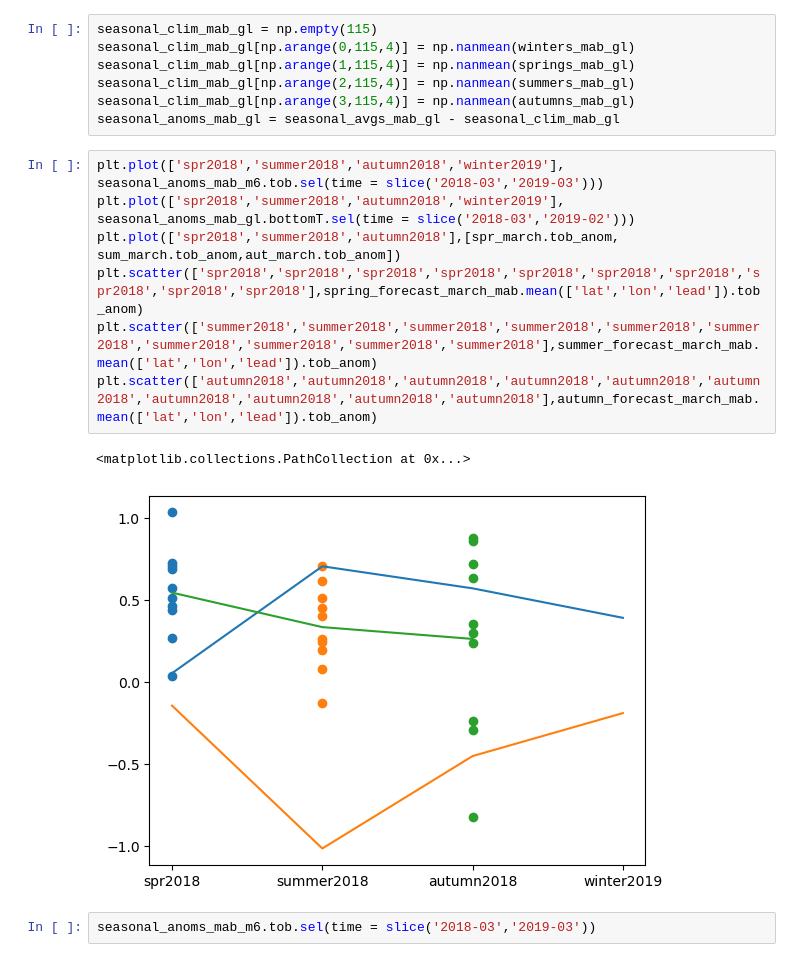
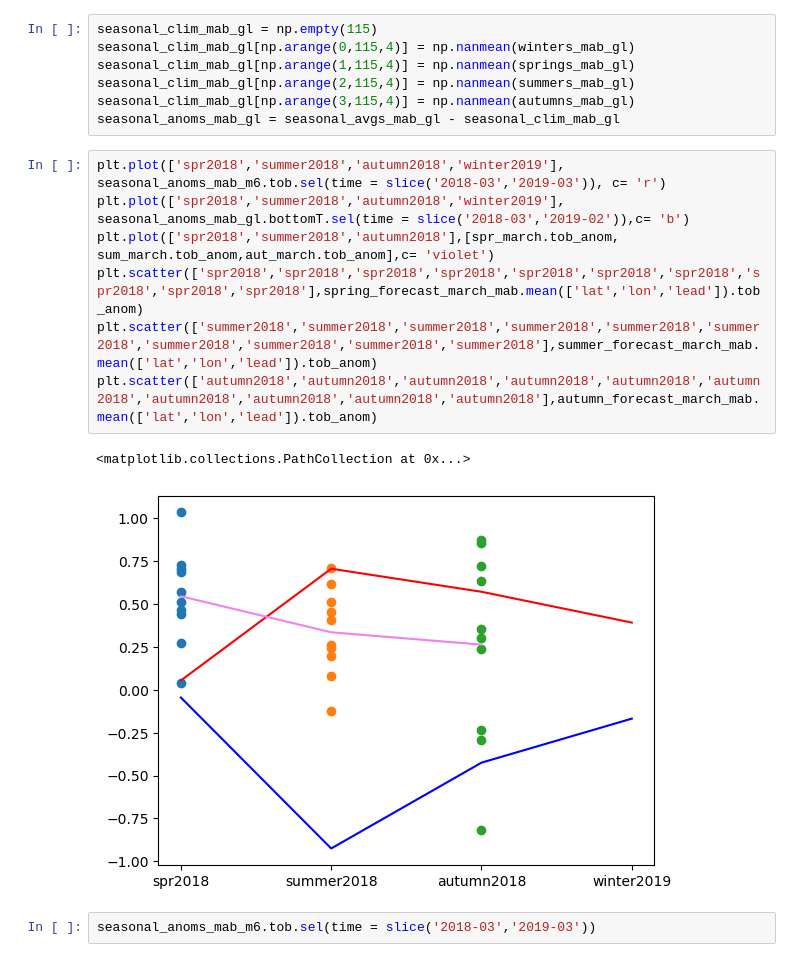
Before and after one commit to LGruenburg/MOM6_Validation, a Jupyter notebook: SOE/Bottom_Temperature.ipynb, the cells around one changed output. Drawn from its saved outputs; the diff is of its cells as text.

Commit message:
Updated bottom temperature for the soe

```diff
--- a/SOE/Bottom_Temperature.ipynb
+++ b/SOE/Bottom_Temperature.ipynb
@@ -436,15 +422,15 @@ seasonal_clim_mab_gl[np.arange(2,115,4)] = np.nanmean(summers_mab_gl)
 seasonal_clim_mab_gl[np.arange(3,115,4)] = np.nanmean(autumns_mab_gl)
 seasonal_anoms_mab_gl = seasonal_avgs_mab_gl - seasonal_clim_mab_gl
 # %%
-plt.plot(['spr2018','summer2018','autumn2018','winter2019'], seasonal_anoms_mab_m6.tob.sel(time = slice('2018-03','2019-03')))
-plt.plot(['spr2018','summer2018','autumn2018','winter2019'], seasonal_anoms_mab_gl.bottomT.sel(time = slice('2018-03','2019-02')))
-plt.plot(['spr2018','summer2018','autumn2018'],[spr_march.tob_anom, sum_march.tob_anom,aut_march.tob_anom])
+plt.plot(['spr2018','summer2018','autumn2018','winter2019'], seasonal_anoms_mab_m6.tob.sel(time = slice('2018-03','2019-03')), c= 'r')
+plt.plot(['spr2018','summer2018','autumn2018','winter2019'], seasonal_anoms_mab_gl.bottomT.sel(time = slice('2018-03','2019-02')),c= 'b')
+plt.plot(['spr2018','summer2018','autumn2018'],[spr_march.tob_anom, sum_march.tob_anom,aut_march.tob_anom],c= 'violet')
 plt.scatter(['spr2018','spr2018','spr2018','spr2018','spr2018','spr2018','spr2018','spr2018','spr2018','spr2018'],spring_forecast_march_mab.mean(['lat','lon','lead']).tob_anom)
 plt.scatter(['summer2018','summer2018','summer2018','summer2018','summer2018','summer2018','summer2018','summer2018','summer2018','summer2018'],summer_forecast_march_mab.mean(['lat','lon','lead']).tob_anom)
 plt.scatter(['autumn2018','autumn2018','autumn2018','autumn2018','autumn2018','autumn2018','autumn2018','autumn2018','autumn2018','autumn2018'],autumn_forecast_march_mab.mean(['lat','lon','lead']).tob_anom)
 # %% [output]
 <matplotlib.collections.PathCollection at 0x...>
-[figure, old version]
+[figure, new version]
 # %%
 seasonal_anoms_mab_m6.tob.sel(time = slice('2018-03','2019-03'))
 # %%
```
Also changed, not shown: parts of 58 cells of this notebook, 7 other files.
